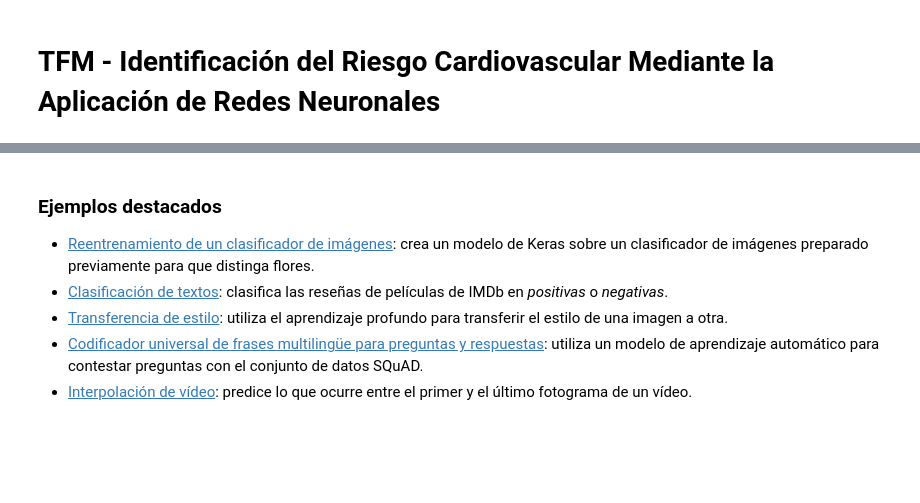
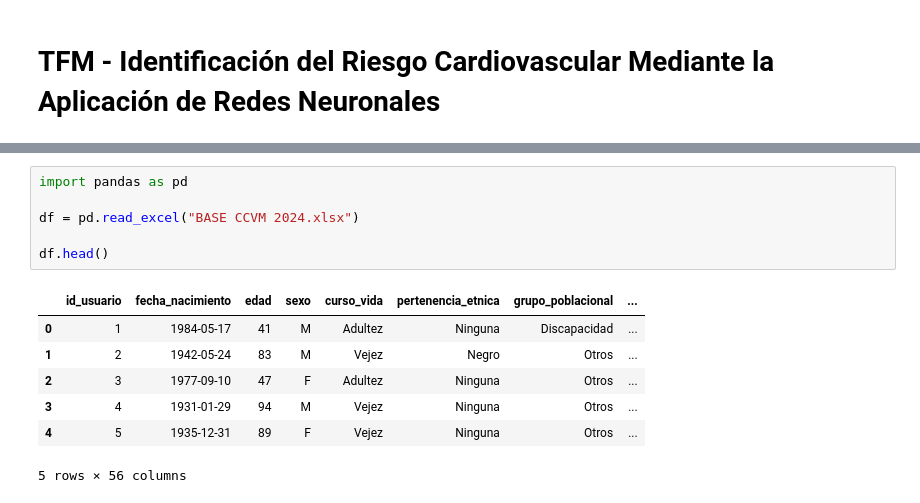
Before and after one commit to lilianapayares16-droid/BASE-CCVM-2024, a Jupyter notebook: Análisis_exploratorio_y_modelado.ipynb, the cells around one changed output, grey strips where cells are left out. Saved outputs shown, nothing was run; the diff lists cells and outputs as text; blank space fills up the shorter version.

```diff
--- a/Análisis_exploratorio_y_modelado.ipynb
+++ b/Análisis_exploratorio_y_modelado.ipynb
@@ -246,14 +30,14 @@ sns.set_context("notebook")
-# %% [markdown]
-<div class="markdown-google-sans">
-
-<a name="machine-learning-examples"></a>
-
-### Ejemplos destacados
-
-</div>
-
-- <a href="https://tensorflow.org/hub/tutorials/tf2_image_retraining">Reentrenamiento de un clasificador de imágenes</a>: crea un modelo de Keras sobre un clasificador de imágenes preparado previamente para que distinga flores.
-- <a href="https://tensorflow.org/hub/tutorials/tf2_text_classification">Clasificación de textos</a>: clasifica las reseñas de películas de IMDb en <em>positivas</em> o <em>negativas</em>.
-- <a href="https://tensorflow.org/hub/tutorials/tf2_arbitrary_image_stylization">Transferencia de estilo</a>: utiliza el aprendizaje profundo para transferir el estilo de una imagen a otra.
-- <a href="https://tensorflow.org/hub/tutorials/retrieval_with_tf_hub_universal_encoder_qa">Codificador universal de frases multilingüe para preguntas y respuestas</a>: utiliza un modelo de aprendizaje automático para contestar preguntas con el conjunto de datos SQuAD.
-- <a href="https://tensorflow.org/hub/tutorials/tweening_conv3d">Interpolación de vídeo</a>: predice lo que ocurre entre el primer y el último fotograma de un vídeo.
+# %%
+import pandas as pd
+
+df = pd.read_excel("BASE CCVM 2024.xlsx")
+
+df.head()
+# %% [output]
+|  | id_usuario | fecha_nacimiento | edad | sexo | curso_vida | pertenencia_etnica | grupo_poblacional | ... |
+| 0 | 1 | 1984-05-17 | 41 | M | Adultez | Ninguna | Discapacidad | ... |
+| 1 | 2 | 1942-05-24 | 83 | M | Vejez | Negro | Otros | ... |
+| 2 | 3 | 1977-09-10 | 47 | F | Adultez | Ninguna | Otros | ... |
+| 3 | 4 | 1931-01-29 | 94 | M | Vejez | Ninguna | Otros | ... |
+| 4 | 5 | 1935-12-31 | 89 | F | Vejez | Ninguna | Otros | ... |
+5 rows × 56 columns
```
Also changed, not shown: parts of 26 cells of this notebook.
